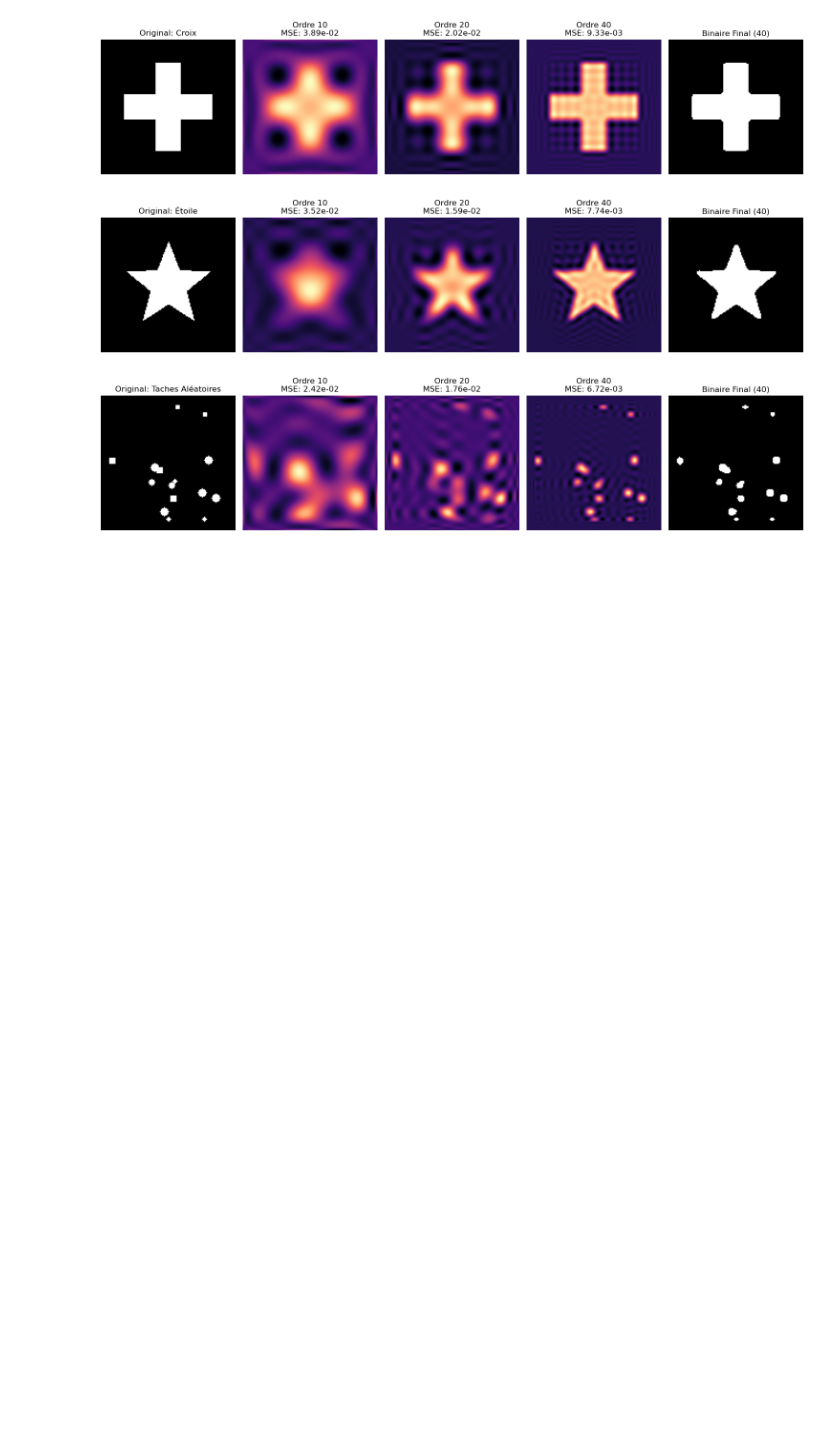
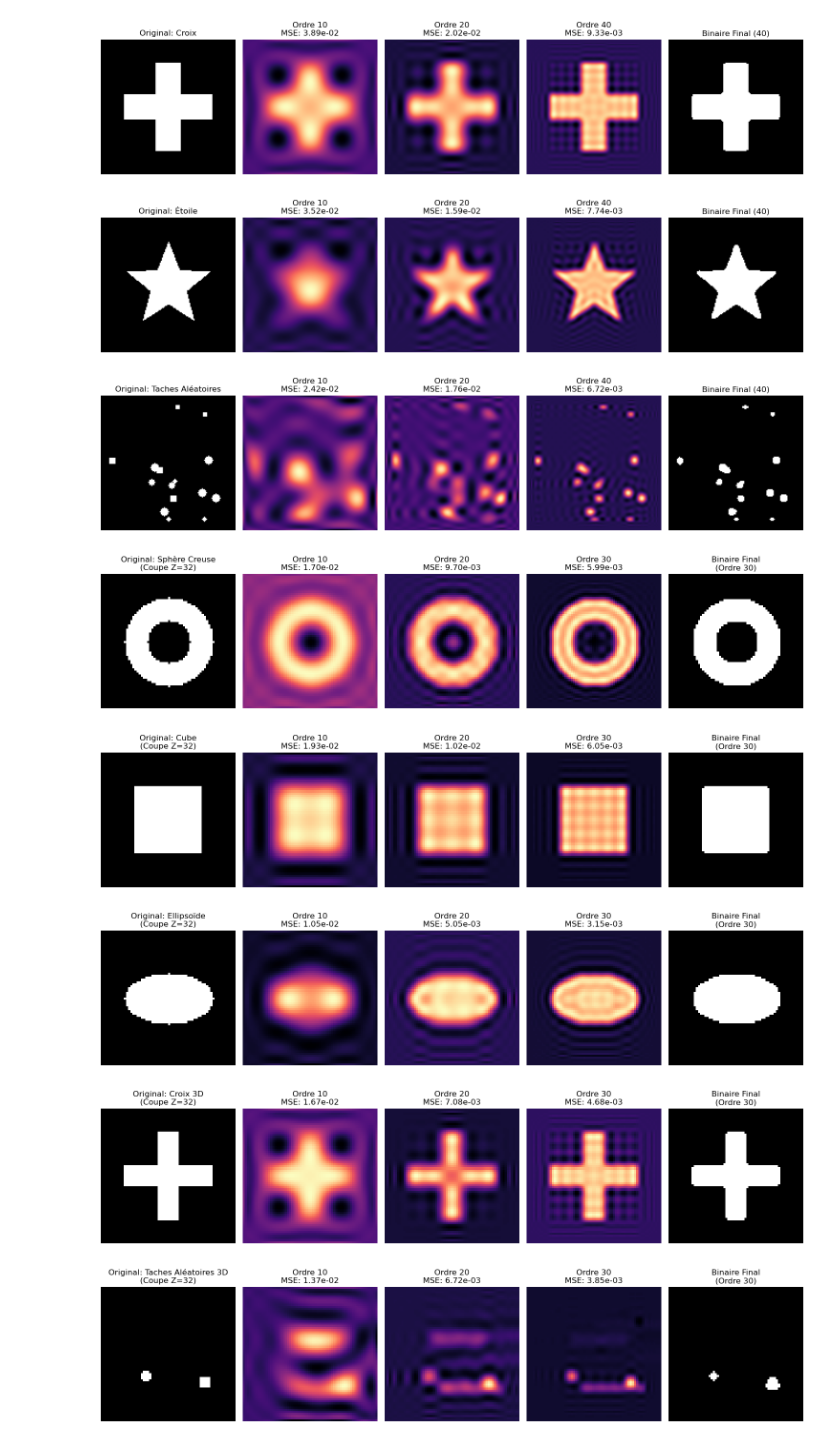
Before and after one commit to MonsOnc61/SIR-project, a Jupyter notebook: code/tchebychev_polynomial/decomposition_and_reconstruction.ipynb, the cells around one changed output. Saved outputs shown, nothing was run; the diff lists cells and outputs as text; code cells hidden in the pictures; blank space fills up the shorter version.

Commit message:
ajout d'affichage des matrices de reconstruction

```diff
--- a/code/tchebychev_polynomial/decomposition_and_reconstruction.ipynb
+++ b/code/tchebychev_polynomial/decomposition_and_reconstruction.ipynb
@@ -62,7 +64,7 @@ def reconstruct_2d(moments, shape_originale):
     return M_h.T @ moments @ M_w
 # %%
 # 1. Chargement des données (Chemin conservé)
-mask_path = "../../data/01_MSLesSeg_Dataset/train/P1/T1/P1_T1_MASK.nii.gz"
+mask_path = "../../../27919209/MSLesSegDataset/train/P1/T1/P1_T1_MASK.nii.gz"
 mask_sitk = sitk.ReadImage(mask_path)
 mask_array = sitk.GetArrayFromImage(mask_sitk).astype(np.float32)
 
@@ -308,0 +375,46 @@ for name, original in test_shapes.items():
+# %%
+# --- Initialisation ---
+SIZE_3D = 64 # Taille réduite pour la rapidité du test (64x64x64)
+test_volumes = generate_3d_test_shapes(SIZE_3D)
+ORDRES_3D = [10, 20, 30] # Ordres à tester pour la 3D
+
+for name, original_vol in test_volumes.items():
+    plt.figure(figsize=(15, 4))
+    mid = SIZE_3D // 2 # Coupe centrale pour la visualisation
+
+    # 1. Affichage original (Coupe centrale)
+    plt.subplot(1, len(ORDRES_3D) + 2, 1)
+    plt.title(f"Original: {name}\n(Coupe Z={mid})")
+    plt.imshow(original_vol[mid, :, :], cmap='gray')
+    plt.axis('off')
+
+    # 2. Test de différents ordres
+    recon_vol = None
+    for i, current_order in enumerate(ORDRES_3D):
+        # Utilisation de VOS fonctions 3D stables
+        moments = decompose_3d(original_vol, current_order)
+        recon_vol = reconstruct_3d(moments, original_vol.shape)
+
+        # Calcul de l'erreur sur tout le volume
+        mse_3d = np.mean((original_vol - recon_vol)**2)
+
+        plt.subplot(1, len(ORDRES_3D) + 2, i + 2)
+        plt.title(f"Ordre {current_order}\nMSE: {mse_3d:.2e}")
+        plt.imshow(recon_vol[mid, :, :], cmap='magma')
+        plt.axis('off')
+
+    # 3. Masque binaire final (Seuillage 0.5)
+    mask_bin = (recon_vol[mid, :, :] > 0.5).astype(np.uint8)
+    plt.subplot(1, len(ORDRES_A_TESTER) + 2, len(ORDRES_3D) + 2)
+    plt.title(f"Binaire Final\n(Ordre {ORDRES_3D[-1]})")
+    plt.imshow(mask_bin, cmap='gray')
+    plt.axis('off')
+
+    plt.tight_layout()
+    plt.show()
+# %% [output]
+[figure, added]
+[figure, added]
+[figure, added]
+[figure, added]
+[figure, added]
```
Also changed, not shown: parts of 3 cells of this notebook, 1 other file.
